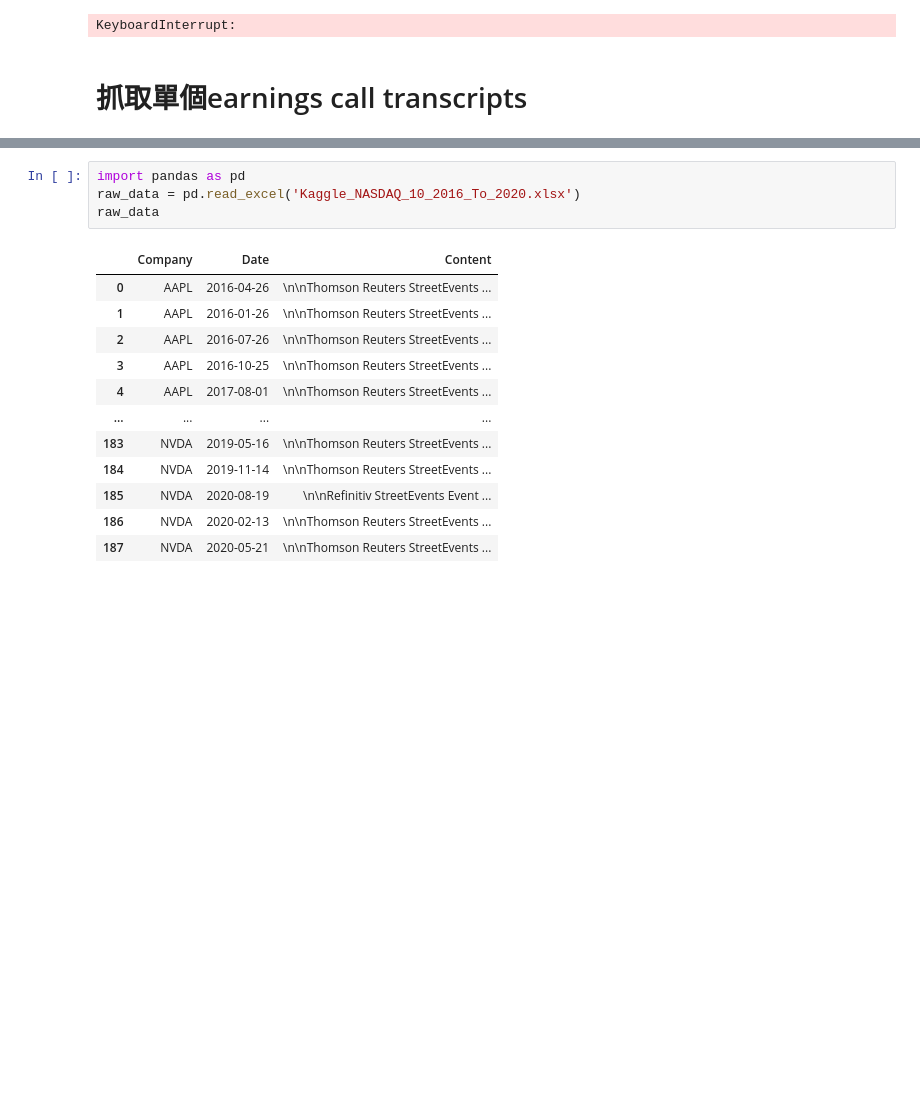
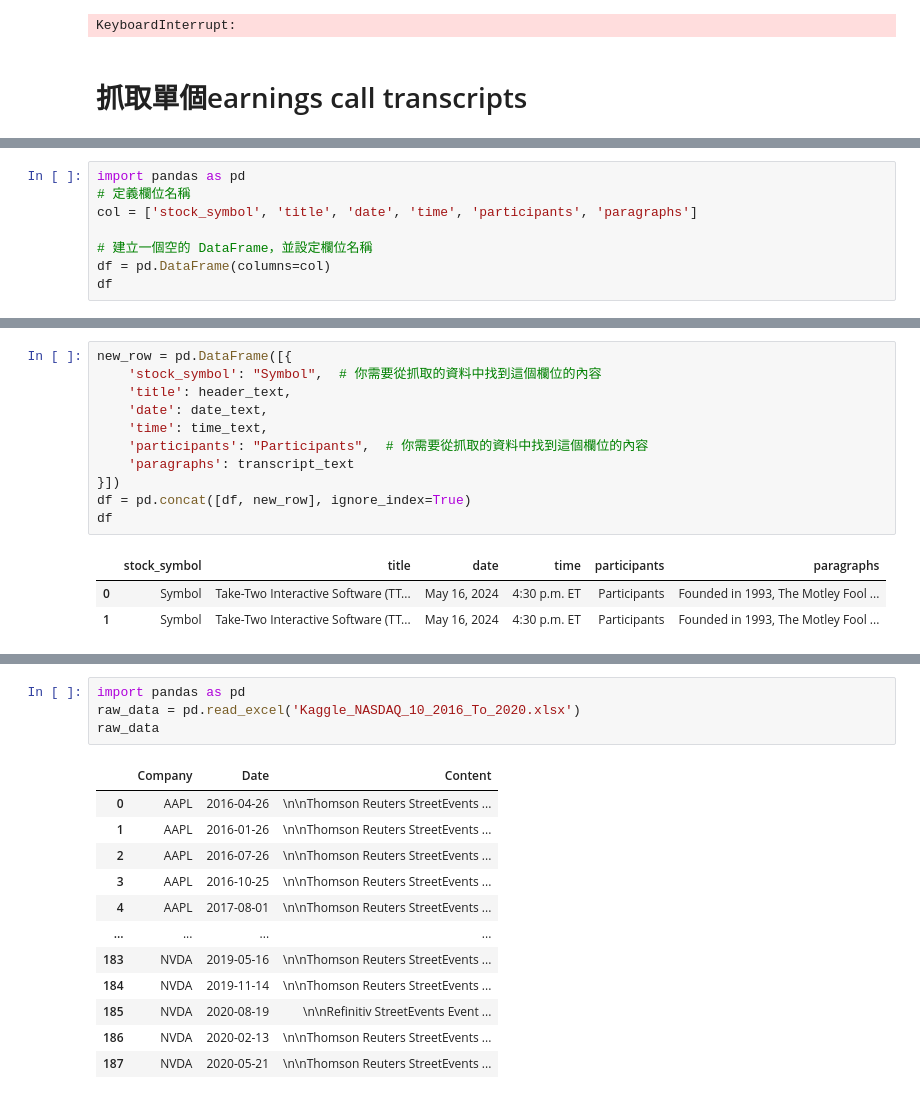
Before and after one commit to WangZiRongPraetorianGuard/earnings-call-predict-stock-price-movement, a Jupyter notebook: data_acquisition.ipynb, the cells around one changed output, grey strips where cells are left out. Saved outputs shown, nothing was run; the diff lists cells and outputs as text; blank space fills up the shorter version.

```diff
--- a/data_acquisition.ipynb
+++ b/data_acquisition.ipynb
@@ -80,0 +85,8 @@ KeyboardInterrupt:
+# %%
+import pandas as pd
+# 定義欄位名稱
+col = ['stock_symbol', 'title', 'date', 'time', 'participants', 'paragraphs']
+
+# 建立一個空的 DataFrame，並設定欄位名稱
+df = pd.DataFrame(columns=col)
+df
@@ -166,3 +180,18 @@ You're reading a free article with opinions that may differ
 
 Market data powered byXigniteandPolygon.io.
 我是分隔線-------------------------------------
+# %%
+new_row = pd.DataFrame([{
+    'stock_symbol': "Symbol",  # 你需要從抓取的資料中找到這個欄位的內容
+    'title': header_text,
+    'date': date_text,
+    'time': time_text,
+    'participants': "Participants",  # 你需要從抓取的資料中找到這個欄位的內容
+    'paragraphs': transcript_text
+}])
+df = pd.concat([df, new_row], ignore_index=True)
+df
+# %% [output]
+|  | stock_symbol | title | date | time | participants | paragraphs |
+| 0 | Symbol | Take-Two Interactive Software (TT... | May 16, 2024 | 4:30 p.m. ET | Participants | Founded in 1993, The Motley Fool ... |
+| 1 | Symbol | Take-Two Interactive Software (TT... | May 16, 2024 | 4:30 p.m. ET | Participants | Founded in 1993, The Motley Fool ... |
```
Also changed, not shown: parts of 4 cells of this notebook.
